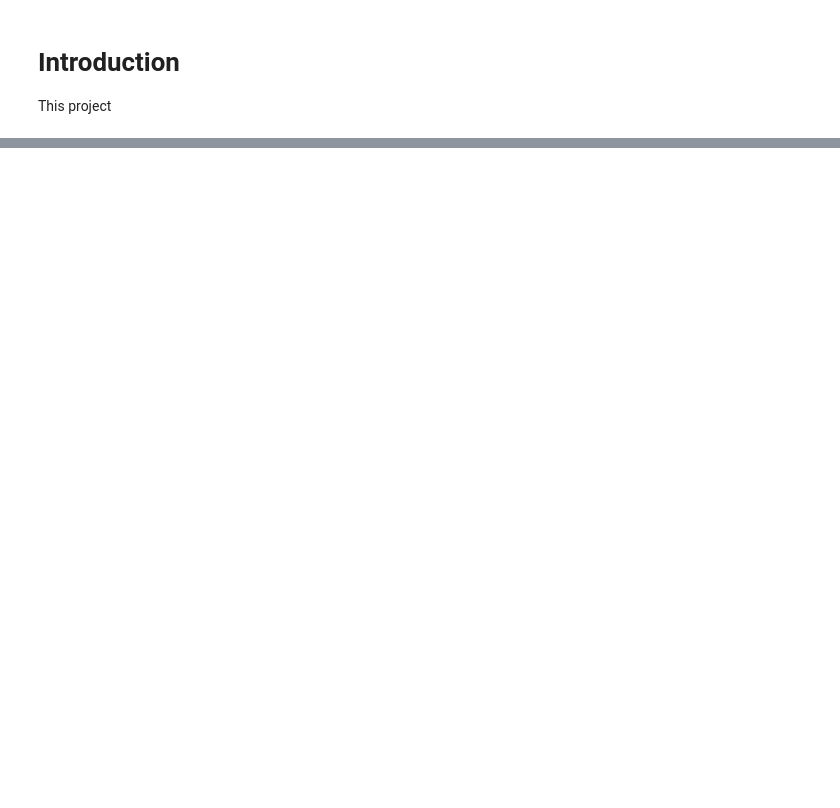
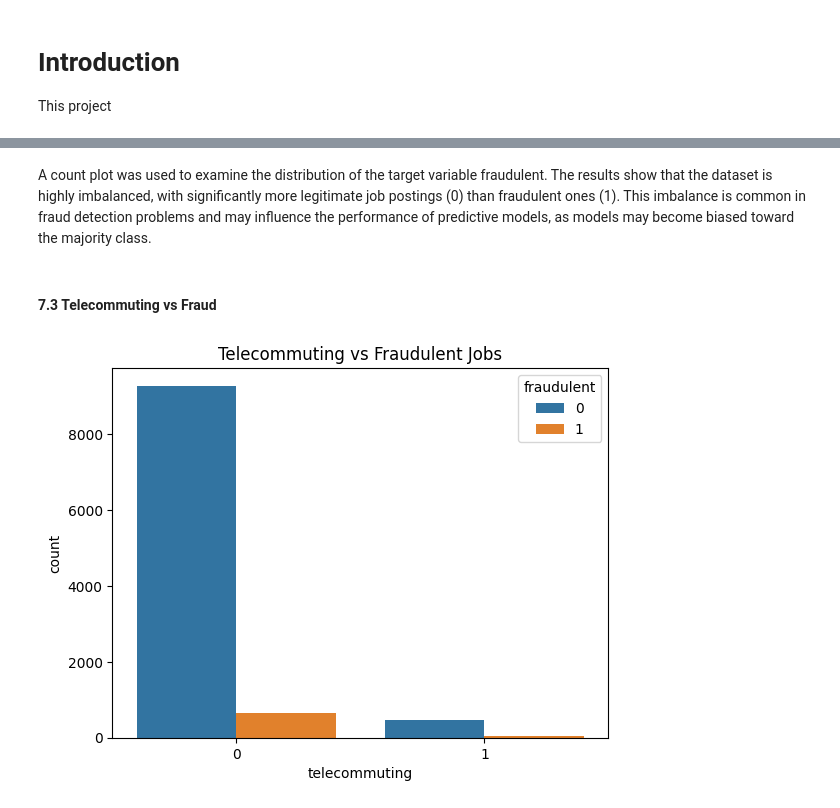
Before and after one commit to porhay007/Fake-Job-Posting-Detection-in-the-U.S.-Job-Market, a Jupyter notebook: Coding/Index.ipynb, the cells around one changed output, grey strips where cells are left out. Cells and saved outputs as stored; diff of their text form; code cells hidden in the pictures; blank space fills up the shorter version.

```diff
--- a/Coding/Index.ipynb
+++ b/Coding/Index.ipynb
@@ -76,0 +220,10 @@ Name: count, dtype: int64
+# %% [markdown]
+A count plot was used to examine the distribution of the target variable fraudulent. The results show that the dataset is highly imbalanced, with significantly more legitimate job postings (0) than fraudulent ones (1). This imbalance is common in fraud detection problems and may influence the performance of predictive models, as models may become biased toward the majority class.
+# %% [markdown]
+#### 7.3 Telecommuting vs Fraud
+# %%
+sns.countplot(x='telecommuting', hue='fraudulent', data=df_us)
+plt.title("Telecommuting vs Fraudulent Jobs")
+plt.show()
+# %% [output]
+[figure, added]
```
Also changed, not shown: parts of 49 cells of this notebook, 4 other files.
